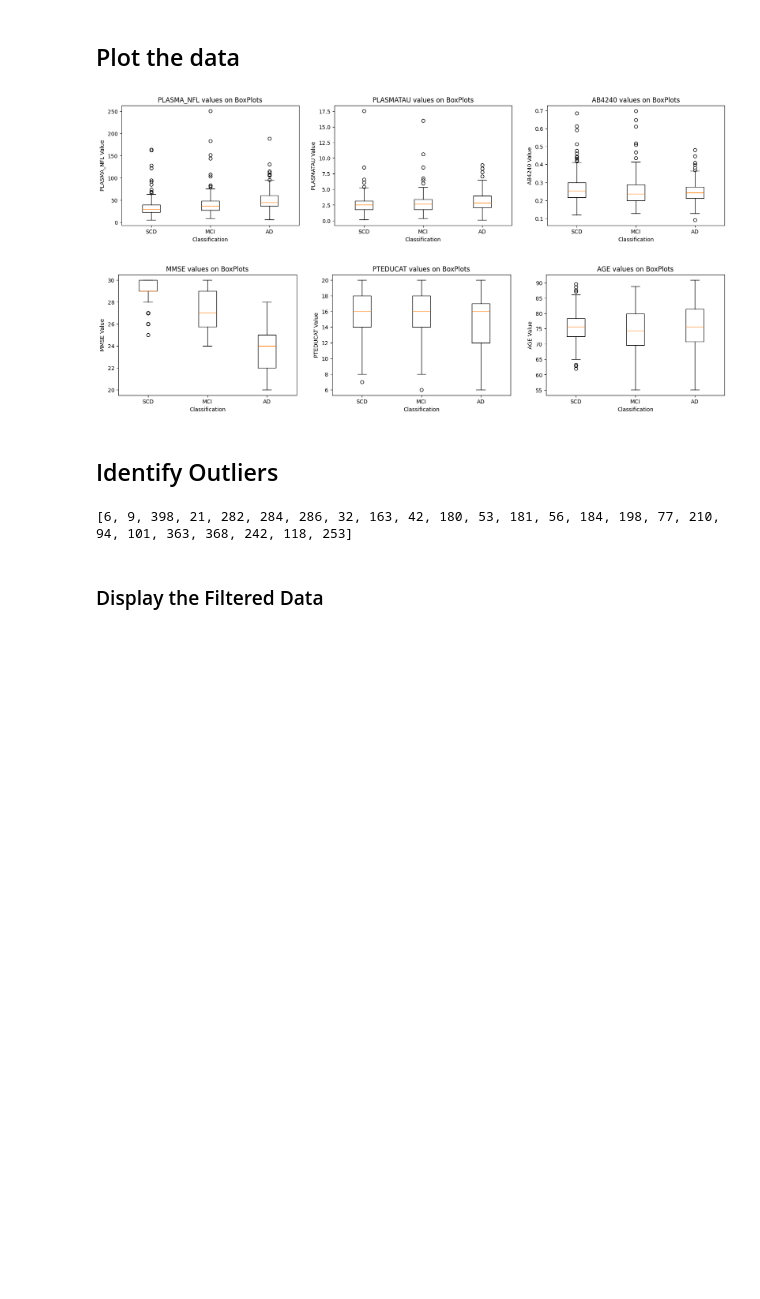
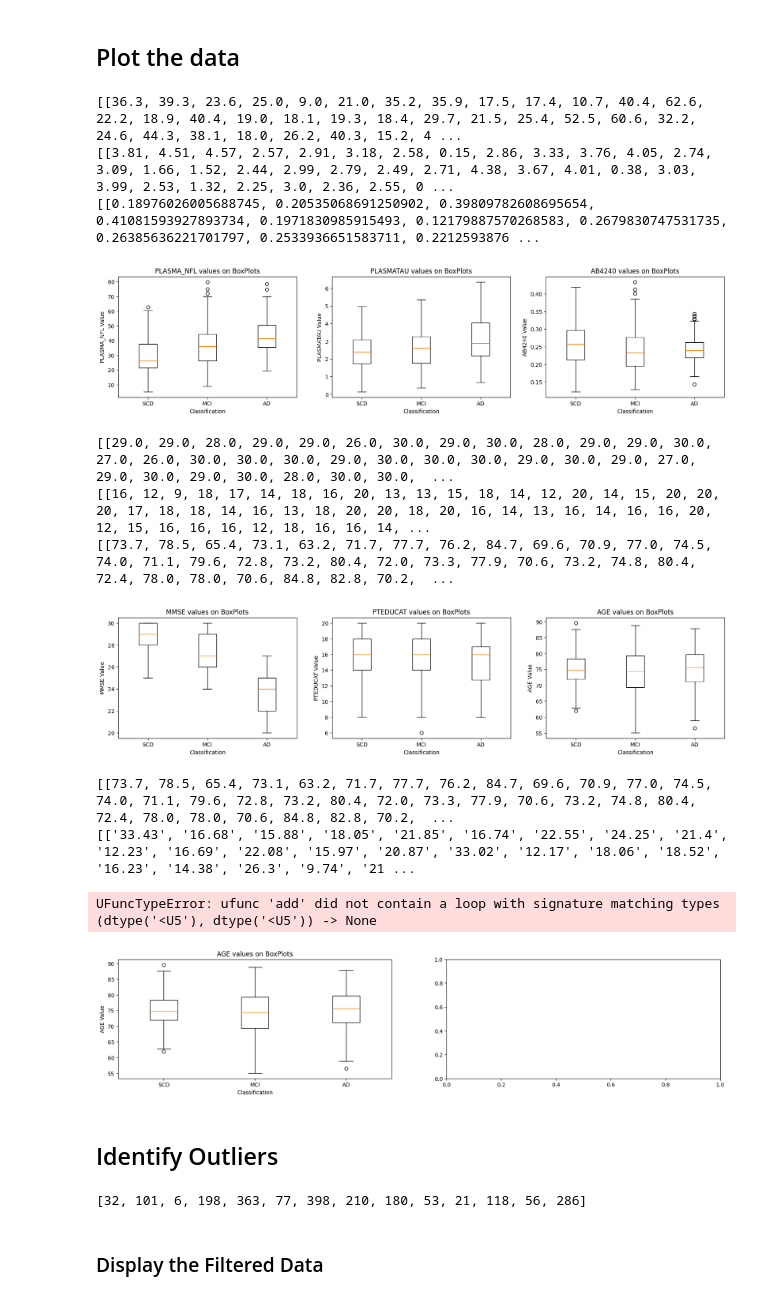
Before and after one commit to danielmakin/NoMoreAlzheimersDisease, a Jupyter notebook: PreProcessingFiles/PreProcessing.ipynb, the cells around one changed output. Cells and saved outputs as stored; diff of their text form; code cells hidden in the pictures; blank space fills up the shorter version.

```diff
--- a/PreProcessingFiles/PreProcessing.ipynb
+++ b/PreProcessingFiles/PreProcessing.ipynb
@@ -44,6 +48,6 @@ preprocessor.df
 | 523 | 1423 | bl | 35.3 | 2.77 | 0.171963 |
 524 rows × 5 columns
 # %%
-preprocessor.add_adni_merge_data(['RID', 'VISCODE', 'DX', 'PLASMA_NFL', 'PLASMATAU', 'AB4240', 'MMSE', 'PTEDUCAT', 'AGE'])
+preprocessor.add_adni_merge_data(['RID', 'VISCODE', 'DX', 'PLASMA_NFL', 'PLASMATAU', 'AB4240', 'MMSE', 'PTEDUCAT', 'AGE', 'PTAU', 'TAU'])
 preprocessor.df
 # %% [output]
@@ -85,12 +89,23 @@ preprocessor.df
 # %%
 from PreProcessingPy import visual_display
 vd = visual_display(preprocessor.df)
 
 vd.display(display1)
 vd.display(display2)
+vd.display(['TAU', 'PTAU'])
 # %% [output]
+[[36.3, 39.3, 23.6, 25.0, 9.0, 21.0, 35.2, 35.9, 17.5, 17.4, 10.7, 40.4, 62.6, 22.2, 18.9, 40.4, 19.0, 18.1, 19.3, 18.4, 29.7, 21.5, 25.4, 52.5, 60.6, 32.2, 24.6, 44.3, 38.1, 18.0, 26.2, 40.3, 15.2, 4 ...
+[[3.81, 4.51, 4.57, 2.57, 2.91, 3.18, 2.58, 0.15, 2.86, 3.33, 3.76, 4.05, 2.74, 3.09, 1.66, 1.52, 2.44, 2.99, 2.79, 2.49, 2.71, 4.38, 3.67, 4.01, 0.38, 3.03, 3.99, 2.53, 1.32, 2.25, 3.0, 2.36, 2.55, 0 ...
+[[0.18976026005688745, 0.20535068691250902, 0.39809782608695654, 0.41081593927893734, 0.1971830985915493, 0.12179887570268583, 0.2679830747531735, 0.26385636221701797, 0.2533936651583711, 0.2212593876 ...
-[figure, old version]
+[figure, new version]
+[[29.0, 29.0, 28.0, 29.0, 29.0, 26.0, 30.0, 29.0, 30.0, 28.0, 29.0, 29.0, 30.0, 27.0, 26.0, 30.0, 30.0, 30.0, 29.0, 30.0, 30.0, 30.0, 29.0, 30.0, 29.0, 27.0, 29.0, 30.0, 29.0, 30.0, 28.0, 30.0, 30.0,  ...
+[[16, 12, 9, 18, 17, 14, 18, 16, 20, 13, 13, 15, 18, 14, 12, 20, 14, 15, 20, 20, 20, 17, 18, 18, 14, 16, 13, 18, 20, 20, 18, 20, 16, 14, 13, 16, 14, 16, 16, 20, 12, 15, 16, 16, 16, 12, 18, 16, 16, 14, ...
+[[73.7, 78.5, 65.4, 73.1, 63.2, 71.7, 77.7, 76.2, 84.7, 69.6, 70.9, 77.0, 74.5, 74.0, 71.1, 79.6, 72.8, 73.2, 80.4, 72.0, 73.3, 77.9, 70.6, 73.2, 74.8, 80.4, 72.4, 78.0, 78.0, 70.6, 84.8, 82.8, 70.2,  ...
-[figure, old version]
+[figure, new version]
+[[73.7, 78.5, 65.4, 73.1, 63.2, 71.7, 77.7, 76.2, 84.7, 69.6, 70.9, 77.0, 74.5, 74.0, 71.1, 79.6, 72.8, 73.2, 80.4, 72.0, 73.3, 77.9, 70.6, 73.2, 74.8, 80.4, 72.4, 78.0, 78.0, 70.6, 84.8, 82.8, 70.2,  ...
+[['33.43', '16.68', '15.88', '18.05', '21.85', '16.74', '22.55', '24.25', '21.4', '12.23', '16.69', '22.08', '15.97', '20.87', '33.02', '12.17', '18.06', '18.52', '16.23', '14.38', '26.3', '9.74', '21 ...
+UFuncTypeError: ufunc 'add' did not contain a loop with signature matching types (dtype('<U5'), dtype('<U5')) -> None
+[figure, added]
 # %%
 # Write this to the Data file
 preprocessor.write_to_csv(output_file_path + '/UnCleanData/data.csv')
@@ -101,7 +116,7 @@ preprocessor.write_to_csv(output_file_path + '/UnCleanData/data.csv')
 
 preprocessor.remove_outliers(display1)
 # %% [output]
-[6, 9, 398, 21, 282, 284, 286, 32, 163, 42, 180, 53, 181, 56, 184, 198, 77, 210, 94, 101, 363, 368, 242, 118, 253]
+[32, 101, 6, 198, 363, 77, 398, 210, 180, 53, 21, 118, 56, 286]
 # %% [markdown]
 ### Display the Filtered Data
 # %%
```
Also changed, not shown: parts of 4 cells of this notebook, 6 other files.
